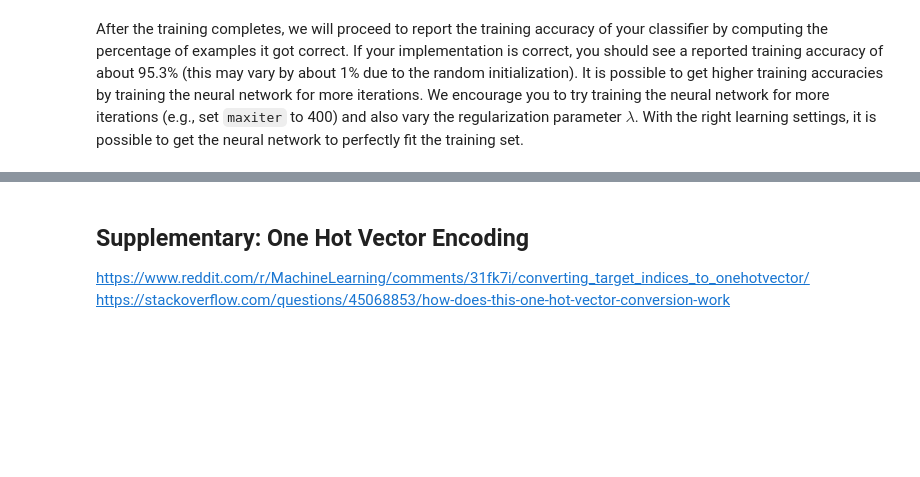
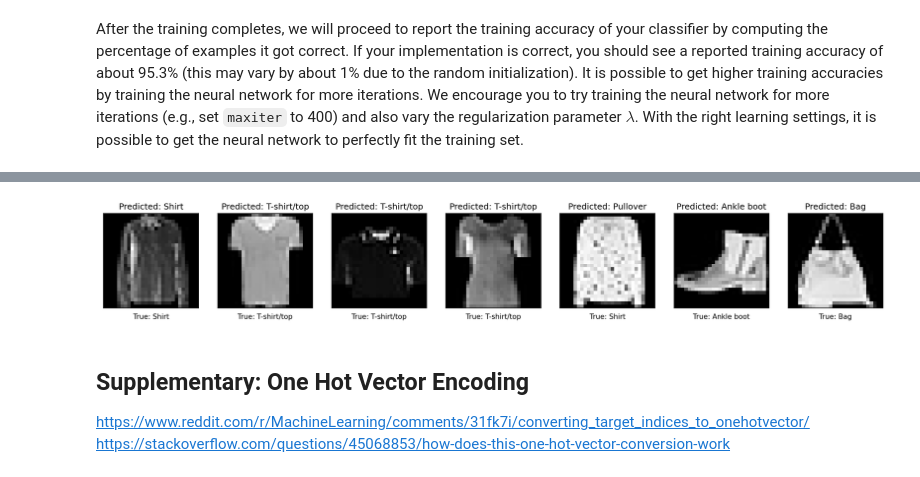
Before and after one commit to SKT27182/Deep-Learning-for-Mechanics-APL-745, a Jupyter notebook: Assignments/assign_4/APL745NN.ipynb, the cells around one changed output, grey strips where cells are left out. Drawn from its saved outputs; the diff is of its cells as text; code cells hidden in the pictures; blank space fills up the shorter version.

```diff
--- a/Assignments/assign_4/APL745NN.ipynb
+++ b/Assignments/assign_4/APL745NN.ipynb
@@ -551,11 +676,51 @@ Training Set Accuracy: 94.760000
-# %%
-if indices.size > 0:
-    i, indices = indices[0], indices[1:]
-    displayData(X[i, :], figsize=(4, 4))
-    pred = predict(w1, w2, X[i, :])
-    print('Neural Network Prediction: {}'.format(*pred))
-else:
-    print('No more images to display!')
+# %%
+# function to plot n random images from the dataset X and y, and prints the predicted and true labels.
+
+def plot_random_images( X, y, n=10):
+
+        """
+        Plots n random images from the dataset X and y, and prints the predicted and true labels.
+
+        Parameters:
+
+        - X (numpy.ndarray):
+            A 2D array of shape (m_samples, n_features) representing m_samples, each with n_features.
+
+        - y (numpy.ndarray):
+            A 1D array of shape (m_samples, ) representing m_samples each with it's label output.
+
+        - n (int):
+            Number of images to plot.
+
+        Returns:
+
+        - None
+
+        """
+        titles ={0: 'T-shirt/top', 1: 'Trouser', 2: 'Pullover', 3: 'Dress', 4: 'Coat', 5: 'Sandal',
+        6: 'Shirt', 7: 'Sneaker', 8: 'Bag', 9: 'Ankle boot'}
+
+        # get n random indices
+        indices = np.random.randint(0, X.shape[0], n)
+
+        # get the images and labels
+        images = X[indices]
+        labels = y[indices]
+
+        # plot the images
+        fig, axes = plt.subplots(1, n, figsize=(20, 15), dpi=150)
+        for i in range(n):
+            axes[i].imshow(images[i].reshape(28, 28), cmap="gray")
+            axes[i].set_title(f"Predicted: {titles[pred[indices[i]]]}")
+            axes[i].set_xlabel(f"True: {titles[labels[i]]}")
+            axes[i].set_xticks([])
+            axes[i].set_yticks([])
+        return fig
+
+fig = plot_random_images(np.array(X), np.array(y), n=7)
+fig.savefig("figures/0102.png")
+# %% [output]
+[figure, added]
 # %% [markdown]
 ## Supplementary: One Hot Vector Encoding
 
```
Also changed, not shown: parts of 22 cells of this notebook, 30 other files.
